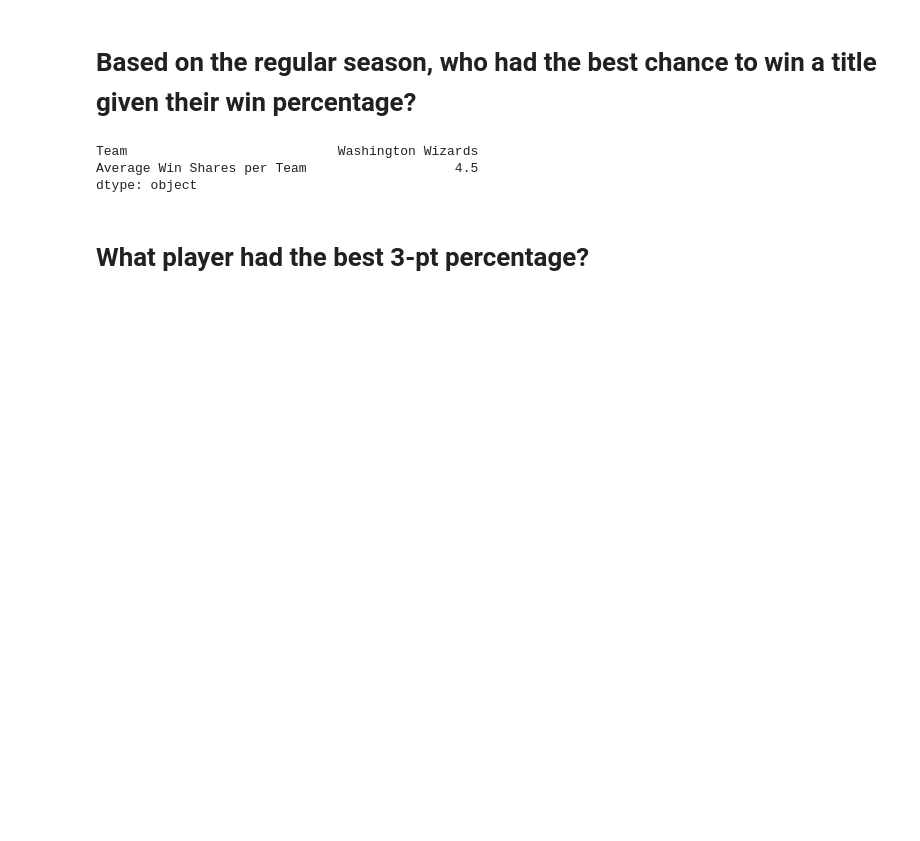
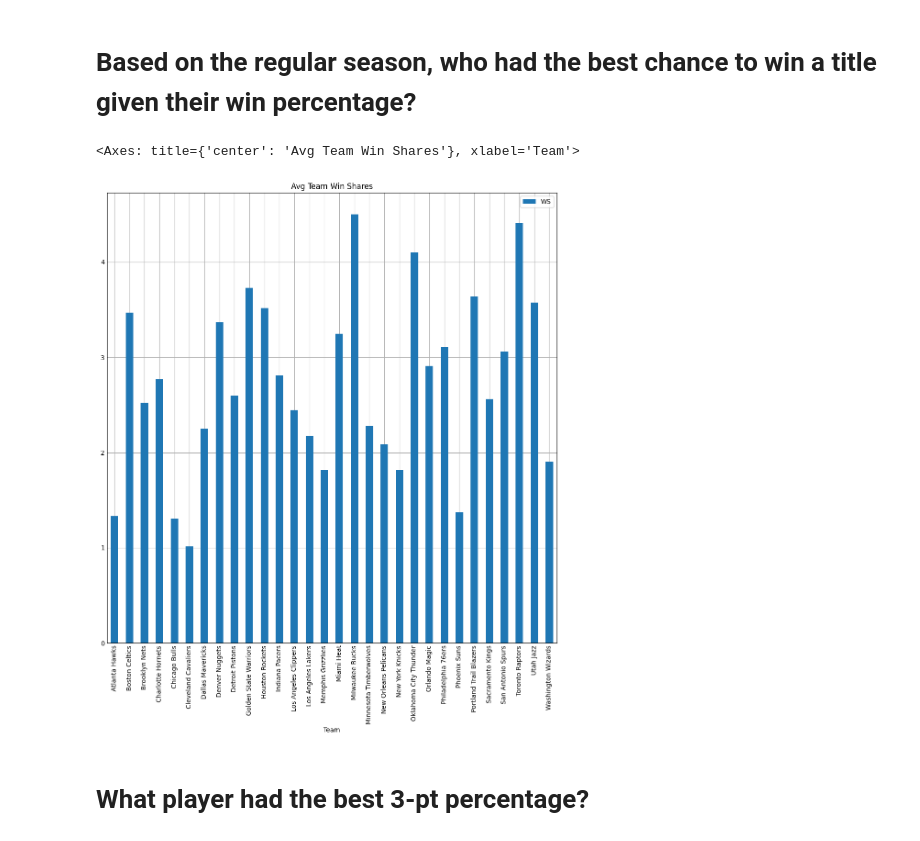
Before and after one commit to TroyFleming/nba-pandas-analysis, a Jupyter notebook: NBA Regular Season 2018-19 Data Challenge.ipynb, the cells around one changed output. Drawn from its saved outputs; the diff is of its cells as text; code cells hidden in the pictures; blank space fills up the shorter version.

```diff
--- a/NBA Regular Season 2018-19 Data Challenge.ipynb
+++ b/NBA Regular Season 2018-19 Data Challenge.ipynb
@@ -92,17 +96,20 @@ display(bb_df[["Name","Team","Height (Ft)","Weight","Total Blocks"]])
 # %%
 # Filtering win shares [WS] to the max()
 title_team = df.groupby('Team', as_index=False)['WS'].mean()
-tteam = pd.DataFrame(title_team).max()
-tteam["Average Win Shares per Team"] = tteam["WS"]
 
-display(tteam[["Team","Average Win Shares per Team"]])
+# display(title_team[["Team","WS"]])
 
-# Based on each teams average win shares per player, the Washington Wizards
-# would be most likely win a title.
+title_team.plot(x='Team',
+                figsize=(10, 10),
+                kind='bar',
+                stacked=False,
+                title="Avg Team Win Shares")
+
+# Based on each teams average win shares per player, the Milwaukee Bucks
+# would be most likely win a title with 4.5 win shares per player.
 # %% [output]
-Team                           Washington Wizards
-Average Win Shares per Team                   4.5
-dtype: object
+<Axes: title={'center': 'Avg Team Win Shares'}, xlabel='Team'>
+[figure, added]
 # %% [markdown]
 # What player had the best 3-pt percentage?
 # %%
```
Also changed, not shown: parts of 2 cells of this notebook.
